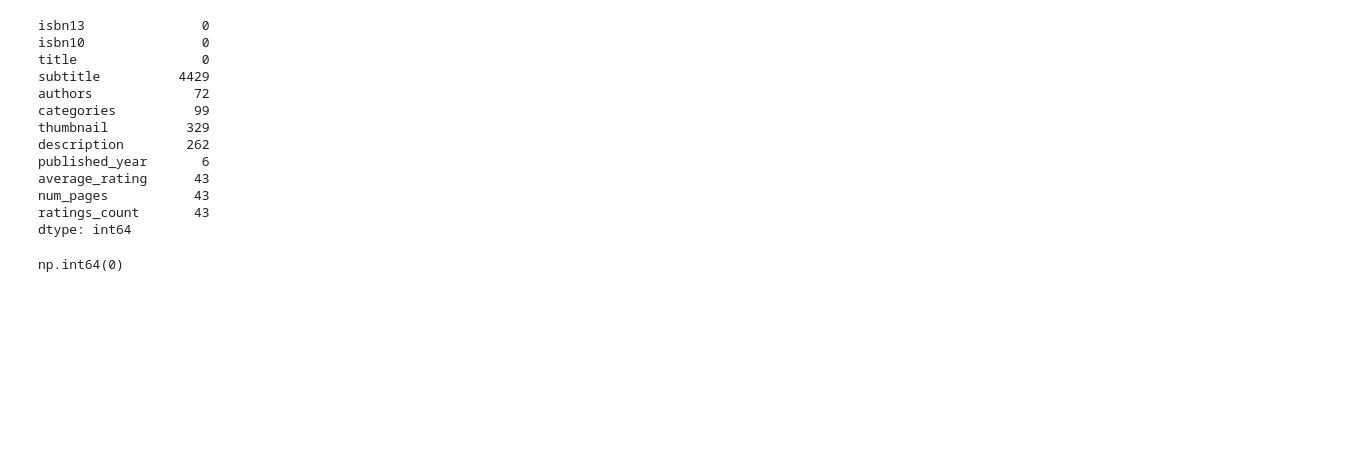
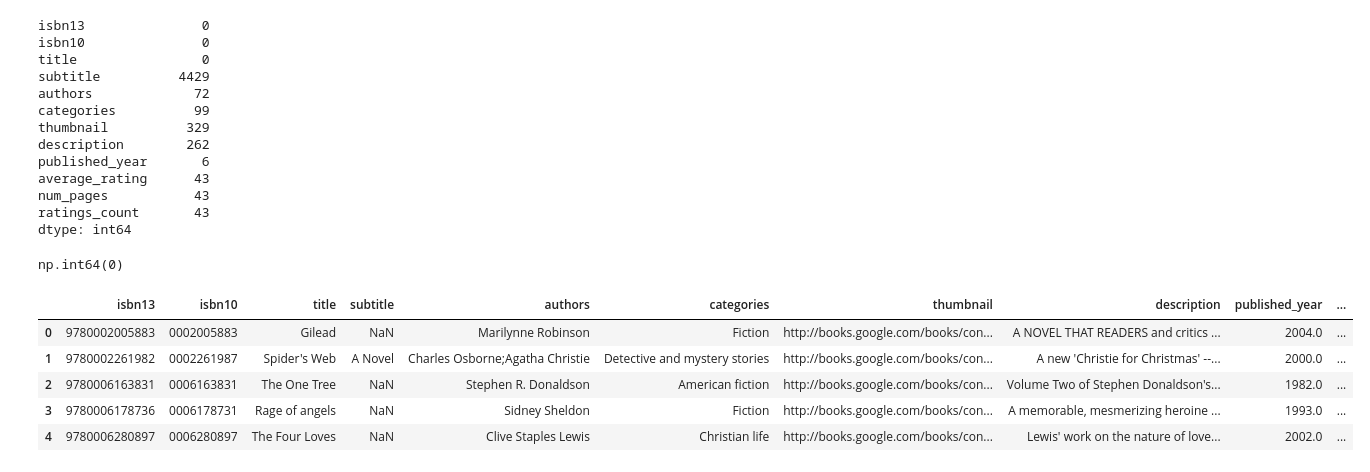
Before and after one commit to pedroOria/Books_dashboard, a Jupyter notebook: EDA.ipynb, the cells around one changed output. Drawn from its saved outputs; the diff is of its cells as text; code cells hidden in the pictures; blank space fills up the shorter version.

```diff
--- a/EDA.ipynb
+++ b/EDA.ipynb
@@ -59,5 +59,14 @@ dtype: int64
 df_books.duplicated().sum()
 # %% [output]
 np.int64(0)
+# %%
+pd.reset_option('display.max_colwidth')
 # %%
-df_books.duplicated()
+df_books.head()
+# %% [output]
+|  | isbn13 | isbn10 | title | subtitle | authors | categories | thumbnail | description | published_year | ... |
+| 0 | 9780002005883 | 0002005883 | Gilead | NaN | Marilynne Robinson | Fiction | http://books.google.com/books/con... | A NOVEL THAT READERS and critics ... | 2004.0 | ... |
+| 1 | 9780002261982 | 0002261987 | Spider's Web | A Novel | Charles Osborne;Agatha Christie | Detective and mystery stories | http://books.google.com/books/con... | A new 'Christie for Christmas' --... | 2000.0 | ... |
+| 2 | 9780006163831 | 0006163831 | The One Tree | NaN | Stephen R. Donaldson | American fiction | http://books.google.com/books/con... | Volume Two of Stephen Donaldson's... | 1982.0 | ... |
+| 3 | 9780006178736 | 0006178731 | Rage of angels | NaN | Sidney Sheldon | Fiction | http://books.google.com/books/con... | A memorable, mesmerizing heroine ... | 1993.0 | ... |
+| 4 | 9780006280897 | 0006280897 | The Four Loves | NaN | Clive Staples Lewis | Christian life | http://books.google.com/books/con... | Lewis' work on the nature of love... | 2002.0 | ... |
```
